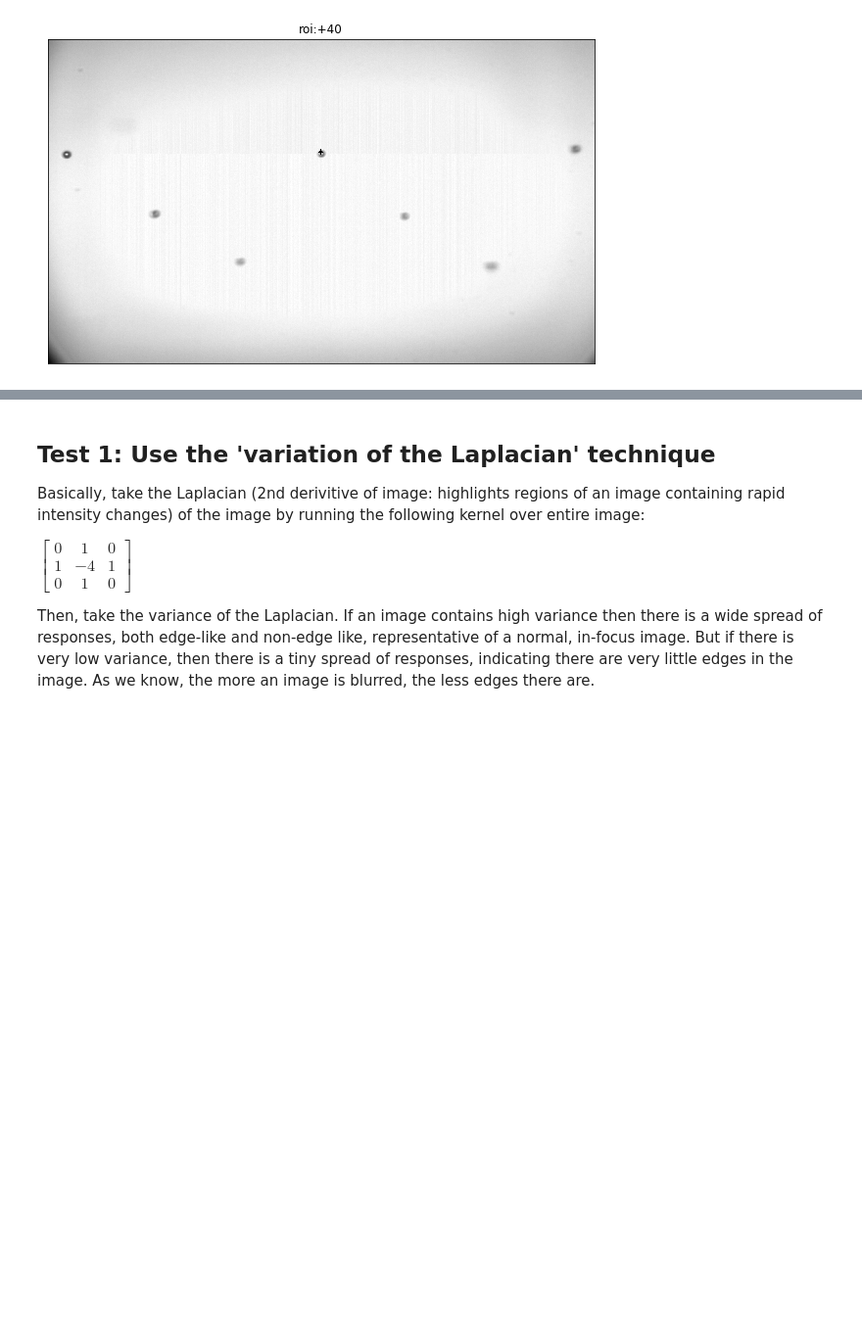
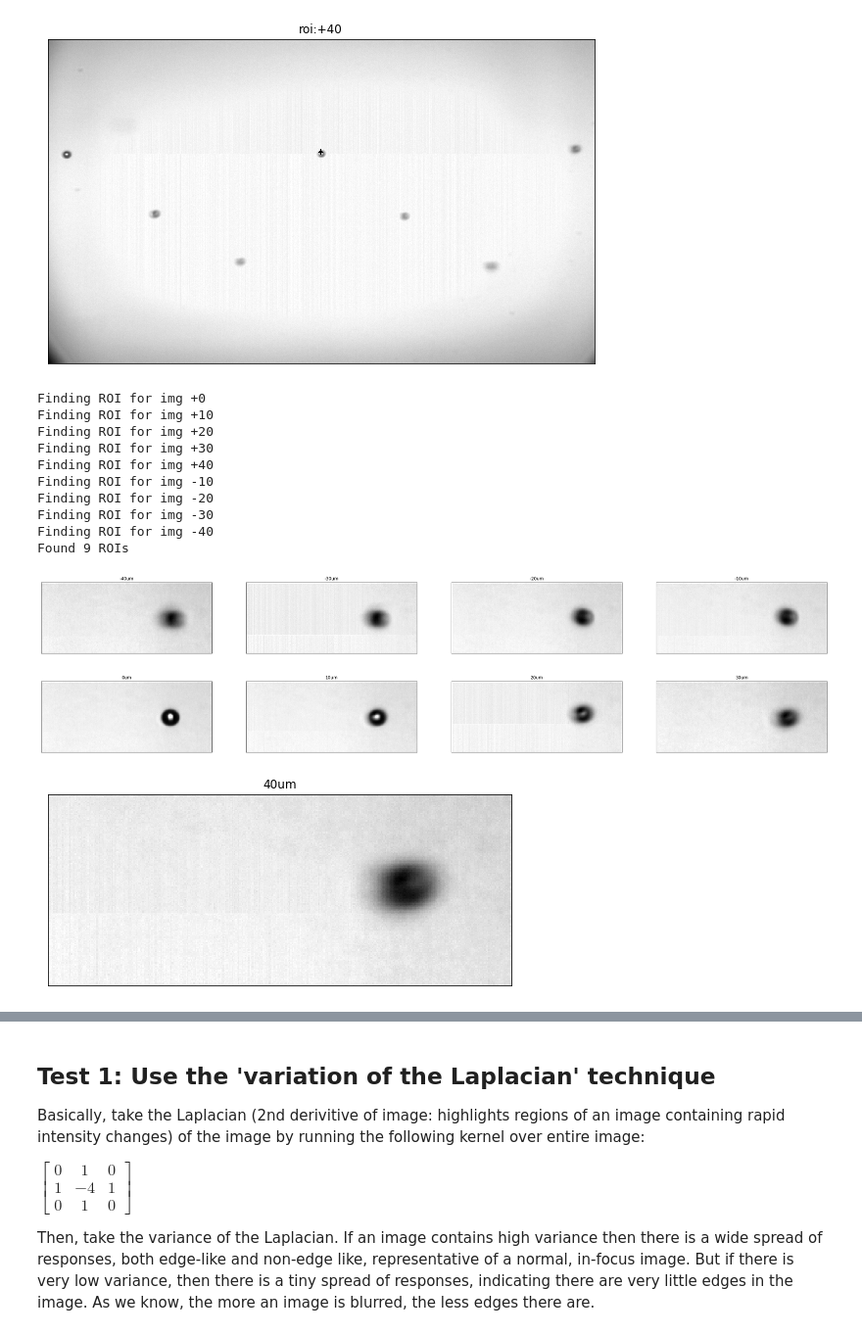
Before and after one commit to Aniruddh1/ipython-opencv-notebooks, a Jupyter notebook: notebooks/DIF_AutoFocus.ipynb, the cells around one changed output, grey strips where cells are left out. Shown at 98% size. Cells and saved outputs as stored; diff of their text form; code cells hidden in the pictures; blank space fills up the shorter version.

```diff
--- a/notebooks/DIF_AutoFocus.ipynb
+++ b/notebooks/DIF_AutoFocus.ipynb
@@ -95,7 +97,7 @@ def findBLOBs(img):
 k = "+0"
 img16 = cv2.imread(imgs[k],cv2.IMREAD_ANYDEPTH)
 img16.dtype
-img8 = dif_utils.convert16BitTo8Bit(img16)
+img8 = du.convert16BitTo8Bit(img16)
 
 h,w = 100, 100
 sx = 1610
@@ -103,7 +105,7 @@ sy = 1310
 roi = img16[sy:sy+h, sx:sx+w]  #np slice: [startY:endY, startX:endX]
 cv2.rectangle(img16, (sx, sy), (sx+w, sy+h), (0,0,0), 2) # two corners: (startX, startY), (endX, endY)
 
-util.plot_imgs([(dif_utils.convert16BitTo8Bit(img16), "%s um" % (k)), (dif_utils.convert16BitTo8Bit(roi), "roi")])
+util.plot_imgs([(du.convert16BitTo8Bit(img16), "%s um" % (k)), (du.convert16BitTo8Bit(roi), "roi")])
 # %% [output]
 [figure]
 # %%
@@ -155,7 +157,7 @@ img = cv2.imread(imgs[k],cv2.IMREAD_ANYDEPTH)
 rows,cols = img.shape
 img16 = img[ int(rows/8):int(rows/2)-100, 0:cols  ]
 
-img8 = dif_utils.convert16BitTo8Bit(img16)
+img8 = du.convert16BitTo8Bit(img16)
 histr = cv2.calcHist([img8],[0],None,[256],[0,256])
 plt.plot(histr)
 
@@ -174,34 +176,48 @@ roi = findROI(img8, num_cols, coi, tag=k, debug=True)
 # %%
 img_list = []
 plot_list = []
 
 num_cols = 7
 coi = 6   # 'column of interest', zero-based
 
 for k,v in imgs.items():
     print("Finding ROI for img %s" % (k))
     #img16 = cv2.imread(imgs[k],cv2.IMREAD_ANYDEPTH)
 
     img = cv2.imread(imgs[k],cv2.IMREAD_ANYDEPTH)
     rows,cols = img.shape
     img16 = img[ int(rows/8):int(rows/2)-100, 0:cols  ]
     rows,cols = img16.shape
 
-    img8 = dif_utils.convert16BitTo8Bit(img16)
+    img8 = du.convert16BitTo8Bit(img16)
     cv2.putText(img8, k, (50, 50), cv2.FONT_HERSHEY_DUPLEX, 2, (255,255,255), 1)
 
     roi = findROI(img8, num_cols, coi, tag=k, debug=False)
     if roi is not None:
         img_list.append( (roi, int(k)) )
 
 img_list = sorted(img_list, key=lambda x: x[1])
 
 for img in img_list:
     plot_list.append( ( img[0], "%dum" % (int(img[1])) ) )
 
 print("Found %d ROIs" % len(img_list))
 
 util.plot_imgs(plot_list, max_cols = 4)
+# %% [output]
+Finding ROI for img +0
+Finding ROI for img +10
+Finding ROI for img +20
+Finding ROI for img +30
+Finding ROI for img +40
+Finding ROI for img -10
+Finding ROI for img -20
+Finding ROI for img -30
+Finding ROI for img -40
+Found 9 ROIs
+[figure, added]
+[figure, added]
+[figure, added]
 # %%
 thresh_img_list = []
 plot_list = []
```
Also changed, not shown: parts of 3 cells of this notebook, 1 other file.
